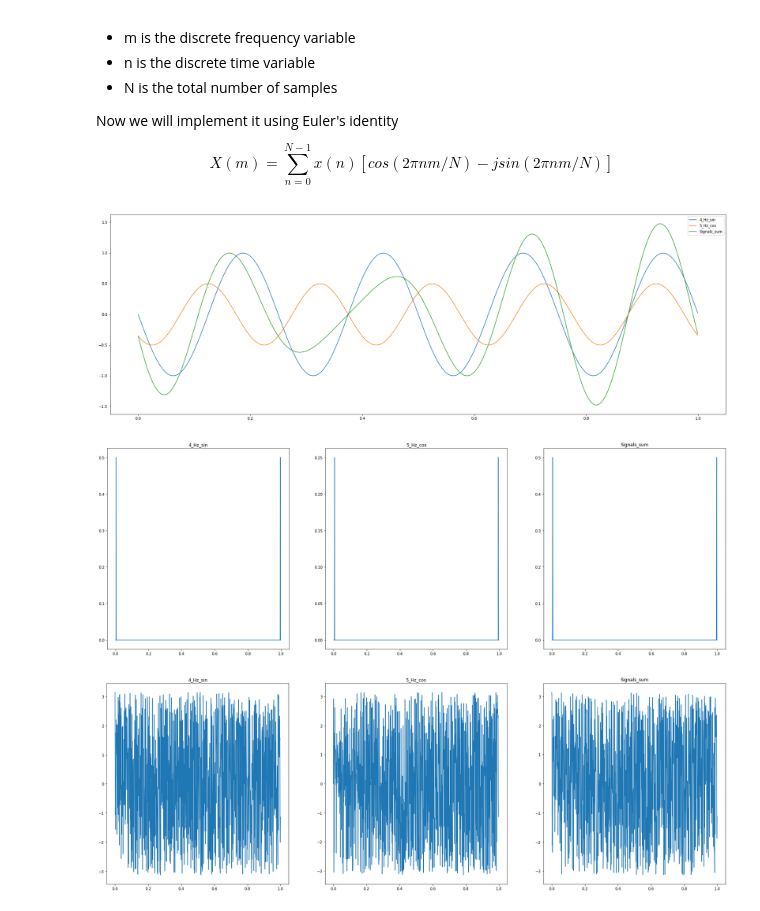
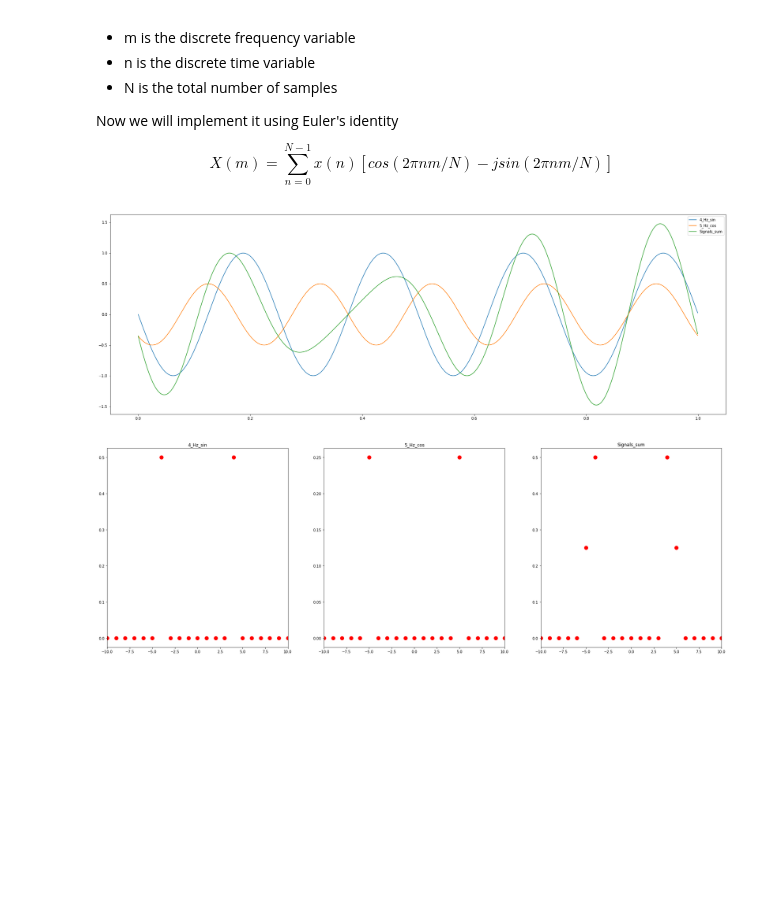
Before and after one commit to Esteb37/te2004b, a Jupyter notebook: Jupyter/DFT.ipynb, the cells around one changed output. Cells and saved outputs as stored; diff of their text form; code cells hidden in the pictures; blank space fills up the shorter version.

```diff
--- a/Jupyter/DFT.ipynb
+++ b/Jupyter/DFT.ipynb
@@ -85,37 +85,35 @@ class Sinusoidals:
                 sum(value*(cos(m*arg) + 1j*sin(m*arg)))
                 for m in range(self.total_samples)])
 
             amp = np.sqrt(np.real(Xm)**2+np.imag(Xm)**2)/self.total_samples
             phase = np.arctan2(np.imag(Xm), np.real(Xm))
 
             self.dft[key] = {"amp": amp, "phase": phase}
 
         return self.dft
 
     def plot_DFT(self):
+        from scipy.fftpack import fftshift
         if self.signals:
             total_sinusoidals = len(self.sinusoidals)
 
             rs = int((total_sinusoidals-1)/3+1)
 
             _, ax = plt.subplots(rs, 3, figsize=(30, 10))
             for i, (key, value) in enumerate(self.dft.items()):
-                ax[i].plot(self.N*self.ts, value["amp"], '-', label=key)
+                ax[i].plot(np.arange(-len(value["amp"])/2, len(value["amp"])/2),
+        fftshift(value["amp"]), 'ro', markersize=10, label='X_1')
+                ax[i].set_xlim(-10,10)
                 ax[i].set_title(key)
 
-            _, ax = plt.subplots(rs, 3, figsize=(30, 10))
-            for i, (key, value) in enumerate(self.dft.items()):
-                ax[i].plot(self.N*self.ts, value["phase"], '-', label=key)
-                ax[i].set_title(key)
 
             plt.show()
 
 
 signal_1 = Sinusoidals(
     **{'y1': (1, 4, pi, 'sin'), 'y2': (0.5, 5, 3/4*pi, 'cos')})
 
 signal_1()
 # %% [output]
 [figure]
-[figure, old version]
+[figure, new version]
-[figure, removed]
```
Also changed, not shown: 1 other file.
